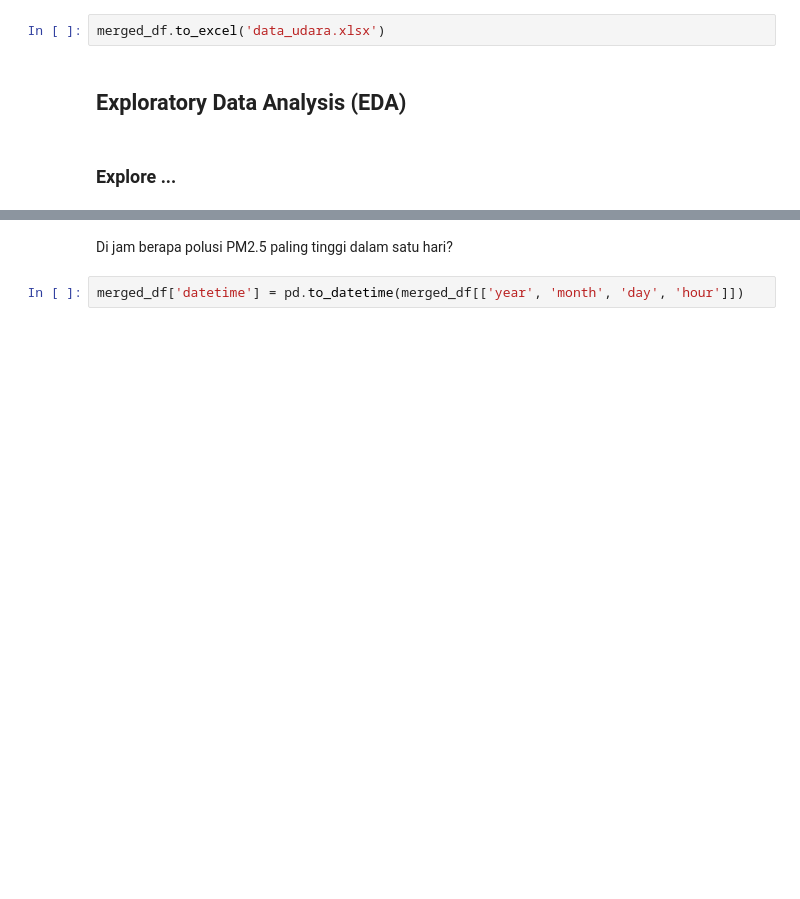
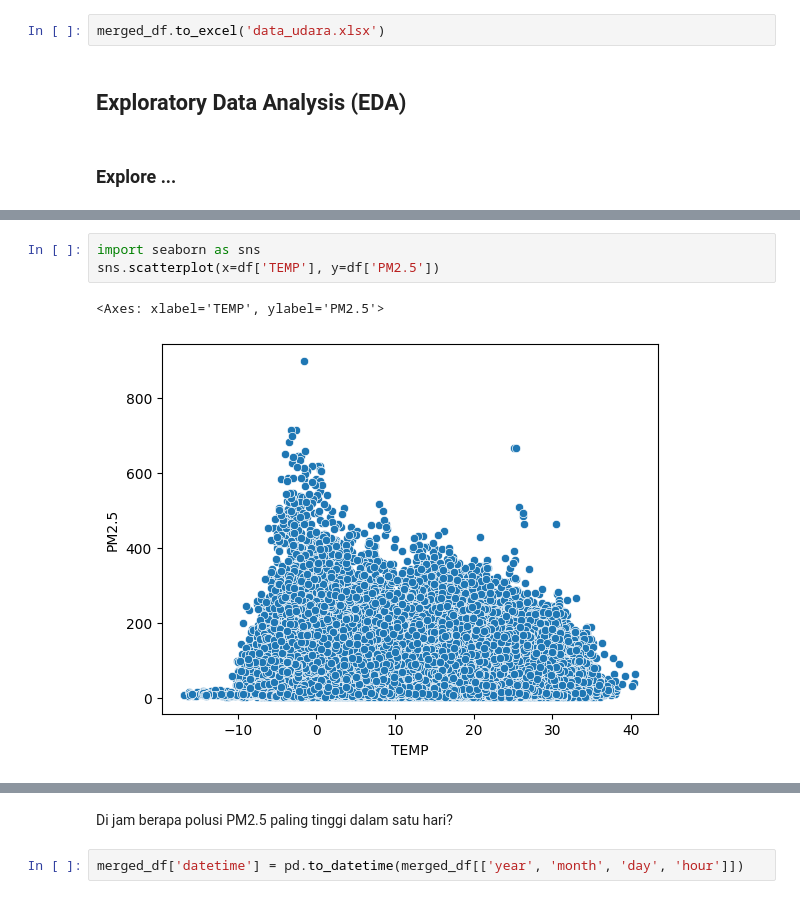
Before and after one commit to DimasPrasetiyo1/Project-Data-Analisis_Dicoding, a Jupyter notebook: notebook.ipynb, the cells around one changed output, grey strips where cells are left out. Cells and saved outputs as stored; diff of their text form; blank space fills up the shorter version.

```diff
--- a/notebook.ipynb
+++ b/notebook.ipynb
@@ -111,0 +123,6 @@ merged_df.to_excel('data_udara.xlsx')
+# %%
+import seaborn as sns
+sns.scatterplot(x=df['TEMP'], y=df['PM2.5'])
+# %% [output]
+<Axes: xlabel='TEMP', ylabel='PM2.5'>
+[figure, added]
```
Also changed, not shown: parts of 17 cells of this notebook, 4 other files.
